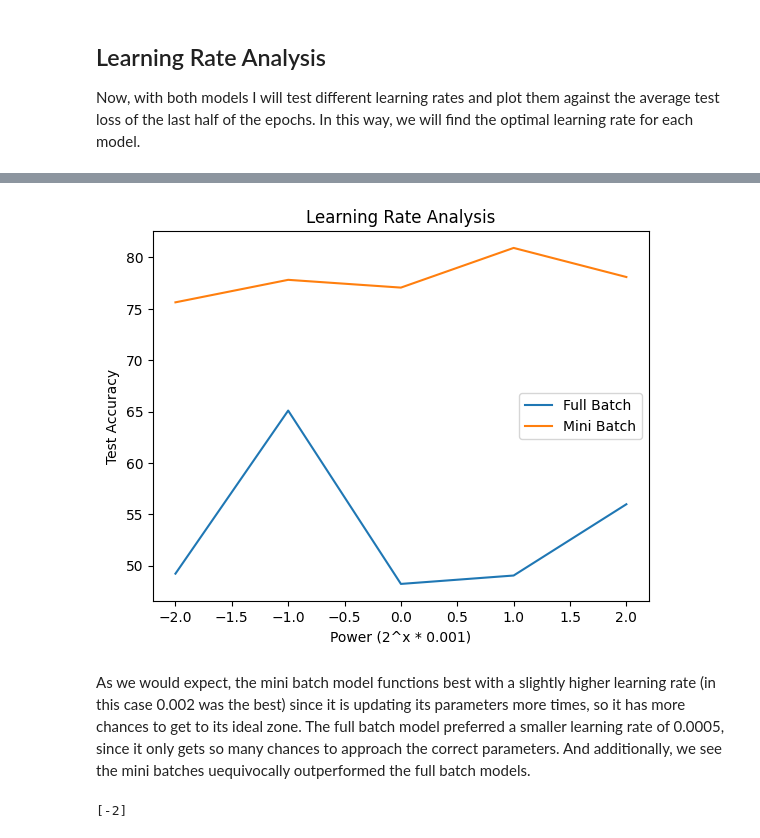
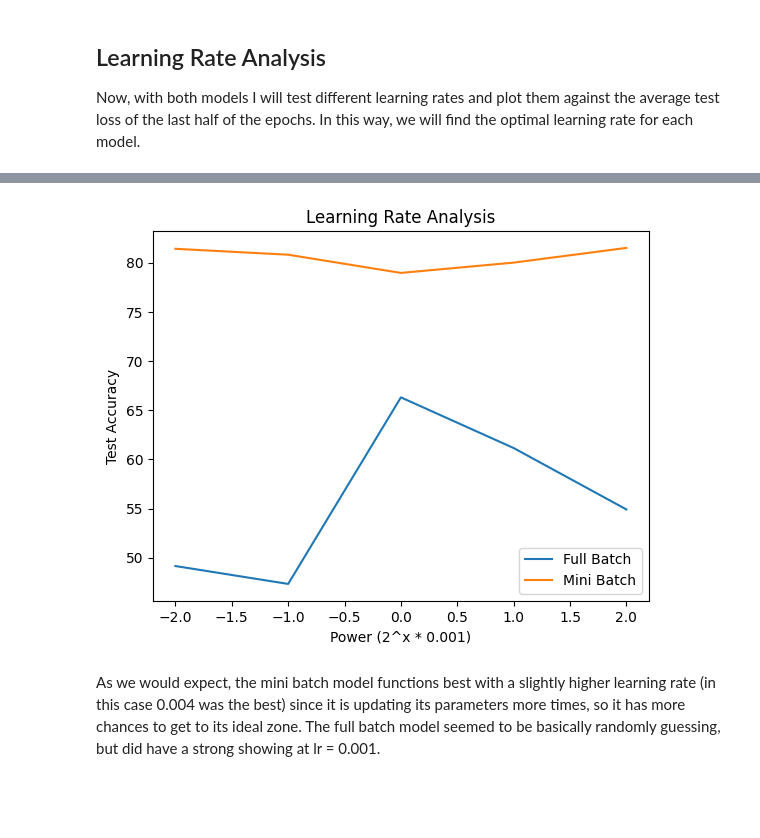
Before and after one commit to LeoMx11/Skin-Cancer-Classification, a Jupyter notebook: Skin_Cancer_Classification.ipynb, the cells around one changed output, grey strips where cells are left out. Saved outputs shown, nothing was run; the diff lists cells and outputs as text; code cells hidden in the pictures; blank space fills up the shorter version.

```diff
--- a/Skin_Cancer_Classification.ipynb
+++ b/Skin_Cancer_Classification.ipynb
@@ -195,8 +197,11 @@ Epoch: 19 | Loss: 19.67070 | Acc: 64.69% | Test Loss: 18.507421493530273 | Test
 train = torch.utils.data.TensorDataset(X_train, y_train)
 test = torch.utils.data.TensorDataset(X_test, y_test)
 # %%
-train_dataloader = dataloader.DataLoader(train, batch_size = 32, shuffle = True)
-test_dataloader = dataloader.DataLoader(test, batch_size = 32, shuffle = True)
+mini_train_dataloader = dataloader.DataLoader(train, batch_size = 32, shuffle = True)
+mini_test_dataloader = dataloader.DataLoader(test, batch_size = 32, shuffle = True)
+
+full_train_dataloader = dataloader.DataLoader(train, batch_size = len(train), shuffle = True)
+full_test_dataloader = dataloader.DataLoader(test, batch_size = len(test), shuffle = True)
 # %%
 class SkinCancerClassifierV2(nn.Module):
   def __init__(self):
@@ -223,4 +224,7 @@ loss_fn = nn.BCEWithLogitsLoss()
 # %%
+my_model2 = SkinCancerClassifierV2()
+optimizer = torch.optim.Adam(my_model2.parameters(), lr = 0.002)
+loss_fn = nn.BCEWithLogitsLoss()
 
 train_acc_list = []
 test_acc_list = []
@@ -232,7 +236,7 @@ for epoch in range(epochs):
   train_loss = 0
   train_acc = 0
 
-  for X_train, y_train in train_dataloader:
+  for X_train, y_train in mini_train_dataloader:
     my_model2.train()
 
     y_logits = my_model2(X_train.float()).squeeze()
@@ -247,7 +251,7 @@ for epoch in range(epochs):
     loss.backward()
     optimizer.step()
 
-  train_acc /= len(train_dataloader)
+  train_acc /= len(mini_train_dataloader)
   train_acc_list.append(train_acc)
 
   ttl_test_loss = 0
@@ -255,7 +259,7 @@ for epoch in range(epochs):
 
   my_model2.eval()
   with torch.inference_mode():
-    for X_test, y_test in test_dataloader:
+    for X_test, y_test in mini_test_dataloader:
 
       test_logits = my_model2(X_test.float()).squeeze()
       test_pred = torch.round(torch.sigmoid(test_logits))
@@ -264,7 +268,7 @@ for epoch in range(epochs):
       test_acc = accuracy(y_test, test_pred)
       ttl_test_acc += test_acc
 
-  ttl_test_acc /= len(test_dataloader)
+  ttl_test_acc /= len(mini_test_dataloader)
 
   test_acc_list.append(ttl_test_acc)
 
@@ -335,30 +339,37 @@ for i in range(2,-3,-1):
 
     print("***FULL BATCH MODEL***")
 
-    fullBatchModel.train()
+    for X_train, y_train in full_train_dataloader:
 
-    y_logits = fullBatchModel(X_train.float()).squeeze()
-    y_pred = torch.round(torch.sigmoid(y_logits))
+      fullBatchModel.train()
 
-    loss = loss_fn(y_logits, y_train.float())
-    acc = accuracy(y_train, y_pred)
+      y_logits = fullBatchModel(X_train.float()).squeeze()
+      y_pred = torch.round(torch.sigmoid(y_logits))
 
-    optimizer1.zero_grad()
-    loss.backward()
-    optimizer1.step()
+      loss = loss_fn(y_logits, y_train.float())
+      acc = accuracy(y_train, y_pred)
+
+      optimizer1.zero_grad()
+      loss.backward()
+      optimizer1.step()
 
     ttl_test_acc = 0
     ttl_test_loss = 0
 
     fullBatchModel.eval()
     with torch.inference_mode():
-      test_logits = fullBatchModel(X_test.float()).squeeze()
-      test_pred = torch.round(torch.sigmoid(test_logits))
-      test_loss = loss_fn(test_logits, y_test.float())
-      test_acc = accuracy(y_test, test_pred)
+      for X_test, y_test in full_test_dataloader:
+        test_logits = fullBatchModel(X_test.float()).squeeze()
+        test_pred = torch.round(torch.sigmoid(test_logits))
+        test_loss = loss_fn(test_logits, y_test.float())
+        ttl_test_loss += test_loss
+        test_acc = accuracy(y_test, test_pred)
+        ttl_test_acc += test_acc
+
+    ttl_test_acc /= len(full_test_dataloader)
 
     if epoch % 1 == 0:
-      print(f"Epoch: {epoch} | Loss: {loss:.5f} | Acc: {acc:.2f}% | Test Loss: {test_loss:} | Test Accuracy: {test_acc:.2f}%")
+      print(f"Epoch: {epoch} | Loss: {loss:.5f} | Acc: {acc:.2f}% | Test Loss: {ttl_test_loss:.5f} | Test Accuracy: {ttl_test_acc:.2f}%")
 
     if epoch >= epochs / 2:
       full_test_accs += test_acc
@@ -370,7 +381,7 @@ for i in range(2,-3,-1):
     mini_train_loss = 0
     mini_train_acc = 0
 
-    for mini_X_train, mini_y_train in train_dataloader:
+    for mini_X_train, mini_y_train in mini_train_dataloader:
       miniBatchModel.train()
 
       mini_y_logits = miniBatchModel(mini_X_train.float()).squeeze()
@@ -385,7 +396,7 @@ for i in range(2,-3,-1):
       mini_loss.backward()
       optimizer2.step()
 
-    mini_train_acc /= len(train_dataloader)
+    mini_train_acc /= len(mini_train_dataloader)
     train_acc_list.append(mini_train_acc)
 
     mini_ttl_test_loss = 0
@@ -393,7 +404,7 @@ for i in range(2,-3,-1):
 
     miniBatchModel.eval()
     with torch.inference_mode():
-      for mini_X_test, mini_y_test in test_dataloader:
+      for mini_X_test, mini_y_test in mini_test_dataloader:
 
         mini_test_logits = miniBatchModel(mini_X_test.float()).squeeze()
         mini_test_pred = torch.round(torch.sigmoid(mini_test_logits))
@@ -402,7 +413,7 @@ for i in range(2,-3,-1):
         mini_test_acc = accuracy(mini_y_test, mini_test_pred)
         mini_ttl_test_acc += mini_test_acc
 
-    mini_ttl_test_acc /= len(test_dataloader)
+    mini_ttl_test_acc /= len(mini_test_dataloader)
 
     if epoch % 1 == 0:
       print(f"Epoch: {epoch} | Loss: {mini_train_loss:.5f} | Acc: {mini_train_acc:.2f}% | Test Loss: {mini_ttl_test_loss:.5f} | Test Accuracy: {mini_ttl_test_acc:.2f}%")
@@ -443,7 +454,3 @@ Epoch: 9 | Loss: 37.98868 | Acc: 77.42% | Test Loss: 9.55925 | Test Accuracy: 76
-[figure, old version]
+[figure, new version]
 # %% [markdown]
-As we would expect, the mini batch model functions best with a slightly higher learning rate (in this case 0.002 was the best) since it is updating its parameters more times, so it has more chances to get to its ideal zone. The full batch model preferred a smaller learning rate of 0.0005, since it only gets so many chances to approach the correct parameters. And additionally, we see the mini batches uequivocally outperformed the full batch models.
+As we would expect, the mini batch model functions best with a slightly higher learning rate (in this case 0.004 was the best) since it is updating its parameters more times, so it has more chances to get to its ideal zone. The full batch model seemed to be basically randomly guessing, but did have a strong showing at lr = 0.001.
-# %%
-power_data
-# %% [output]
-[-2]
```
Also changed, not shown: parts of 9 cells of this notebook.
